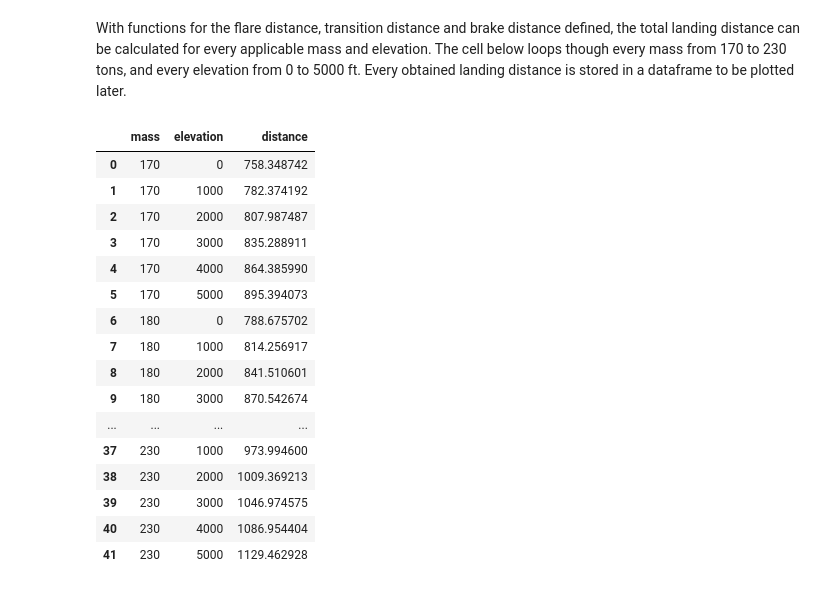
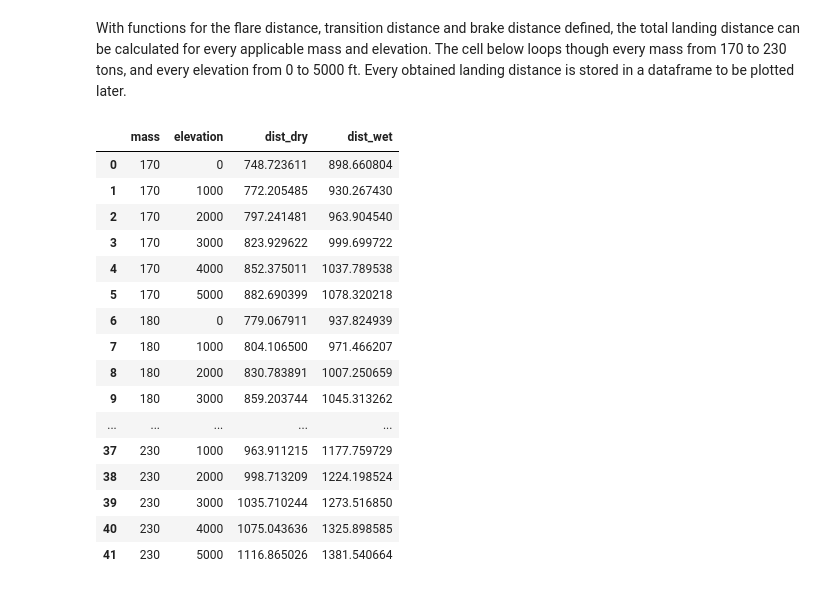
Before and after one commit to pcs03/foe-exercises, a Jupyter notebook: performance/assignment/landing.ipynb, the cells around one changed output. Saved outputs shown, nothing was run; the diff lists cells and outputs as text; code cells hidden in the pictures.

```diff
--- a/performance/assignment/landing.ipynb
+++ b/performance/assignment/landing.ipynb
@@ -208,42 +253,57 @@ def get_segment_dist(speed_bounds: tuple[qty.Velocity, qty.Velocity], elevation:
+# %%
+def get_ground_run(weight: qty.Force, elevation: qty.Distance, mu: float, v_bo: qty.Velocity) -> qty.Distance:
+    density = atm.get_density(elevation)
+    e_value = (density * surface) / (2 * weight) * (cd_gnd - mu * cl_gnd)
+    ground_run = qty.Distance(1 / (2 * 9.81 * e_value) * math.log((-mu - e_value*v_bo**2) / -mu))
+
+    return ground_run
 # %% [markdown]
 With functions for the flare distance, transition distance and brake distance defined, the total landing distance can be calculated for every applicable mass and elevation. The cell below loops though every mass from 170 to 230 tons, and every elevation from 0 to 5000 ft. Every obtained landing distance is stored in a dataframe to be plotted later.
 # %%
 masses = [qty.Mass.M_ton(m) for m in np.arange(170, 240, 10)]
 elevations = [qty.Distance.Ft(h) for h in np.arange(0, 6000, 1000)]
 
-df = pd.DataFrame({"mass": [], "elevation": [], "distance": []})
+df = pd.DataFrame(columns=["mass", "elevation", "dist_dry", "dist_wet"])
 
 for mass in masses:
     for elev in elevations:
         weight = qty.Force.Kg(mass)
         v_ref, v_td, v_bo, v_stall = get_tas(weight, elev)
 
 
         dist_flare = get_flare_dist(weight, elev, v_ref, v_td)
         dist_trans = get_trans_dist(v_td, v_bo)
-        dist_brake = get_brake_dist(weight, elev, v_bo)
+        dist_brake_dry = get_ground_run(weight, elev, mu_dry, v_bo)
+        dist_brake_wet = get_ground_run(weight, elev, mu_wet, v_bo)
 
-        dist_total = qty.Distance(dist_flare + dist_trans + dist_brake)
-        df.loc[len(df)] = {"mass": int(mass.m_ton), "elevation": int(elev.ft), "distance": float(dist_total.base)}
+        dist_total_dry = qty.Distance(dist_flare + dist_trans + dist_brake_dry)
+        dist_total_wet = qty.Distance(dist_flare + dist_trans + dist_brake_wet)
+
+        df.loc[len(df)] = {
+            "mass": int(mass.m_ton),
+            "elevation": int(elev.ft),
+            "dist_dry": float(dist_total_dry.base),
+            "dist_wet": float(dist_total_wet.base)
+        }
 df
 # %% [output]
-|  | mass | elevation | distance |
-| 0 | 170 | 0 | 758.348742 |
-| 1 | 170 | 1000 | 782.374192 |
-| 2 | 170 | 2000 | 807.987487 |
-| 3 | 170 | 3000 | 835.288911 |
-| 4 | 170 | 4000 | 864.385990 |
-| 5 | 170 | 5000 | 895.394073 |
-| 6 | 180 | 0 | 788.675702 |
-| 7 | 180 | 1000 | 814.256917 |
-| 8 | 180 | 2000 | 841.510601 |
-| 9 | 180 | 3000 | 870.542674 |
-| ... | ... | ... | ... |
-| 37 | 230 | 1000 | 973.994600 |
-| 38 | 230 | 2000 | 1009.369213 |
-| 39 | 230 | 3000 | 1046.974575 |
-| 40 | 230 | 4000 | 1086.954404 |
-| 41 | 230 | 5000 | 1129.462928 |
+|  | mass | elevation | dist_dry | dist_wet |
+| 0 | 170 | 0 | 748.723611 | 898.660804 |
+| 1 | 170 | 1000 | 772.205485 | 930.267430 |
+| 2 | 170 | 2000 | 797.241481 | 963.904540 |
+| 3 | 170 | 3000 | 823.929622 | 999.699722 |
+| 4 | 170 | 4000 | 852.375011 | 1037.789538 |
+| 5 | 170 | 5000 | 882.690399 | 1078.320218 |
+| 6 | 180 | 0 | 779.067911 | 937.824939 |
+| 7 | 180 | 1000 | 804.106500 | 971.466207 |
+| 8 | 180 | 2000 | 830.783891 | 1007.250659 |
+| 9 | 180 | 3000 | 859.203744 | 1045.313262 |
+| ... | ... | ... | ... | ... |
+| 37 | 230 | 1000 | 963.911215 | 1177.759729 |
+| 38 | 230 | 2000 | 998.713209 | 1224.198524 |
+| 39 | 230 | 3000 | 1035.710244 | 1273.516850 |
+| 40 | 230 | 4000 | 1075.043636 | 1325.898585 |
+| 41 | 230 | 5000 | 1116.865026 | 1381.540664 |
 # %%
 sub = df[df['mass'] == 170]
 subsubdf = df[df['mass'] == 180]
```
Also changed, not shown: parts of 5 cells of this notebook, 1 other file.
